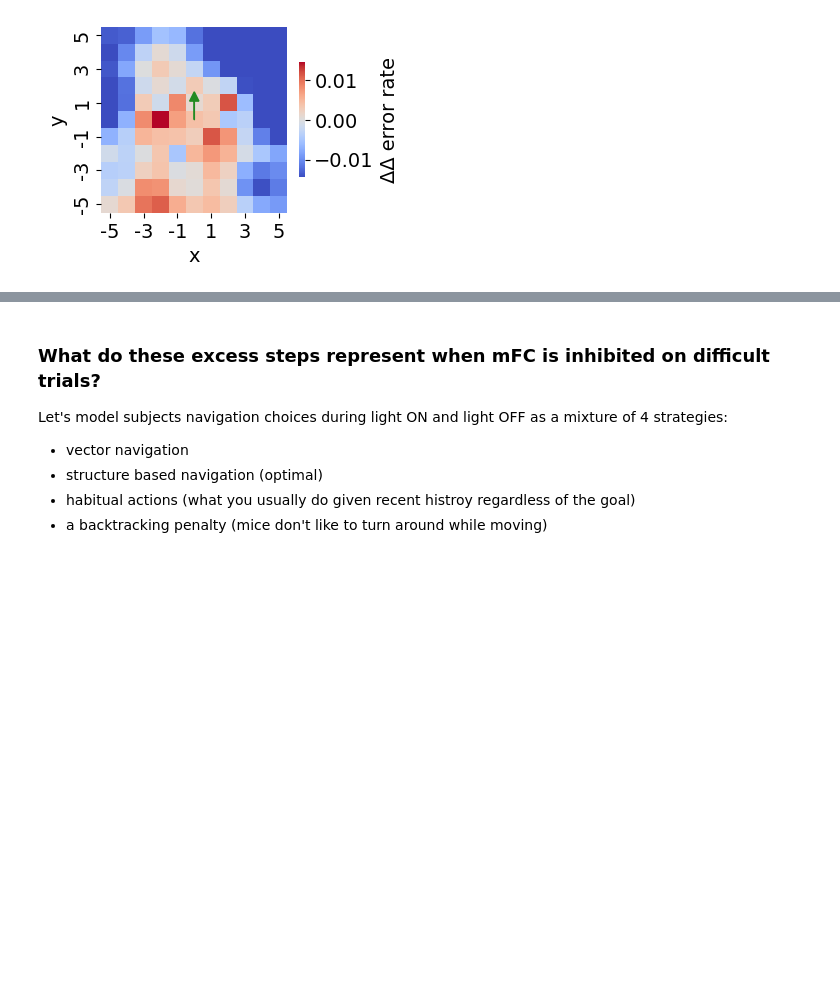
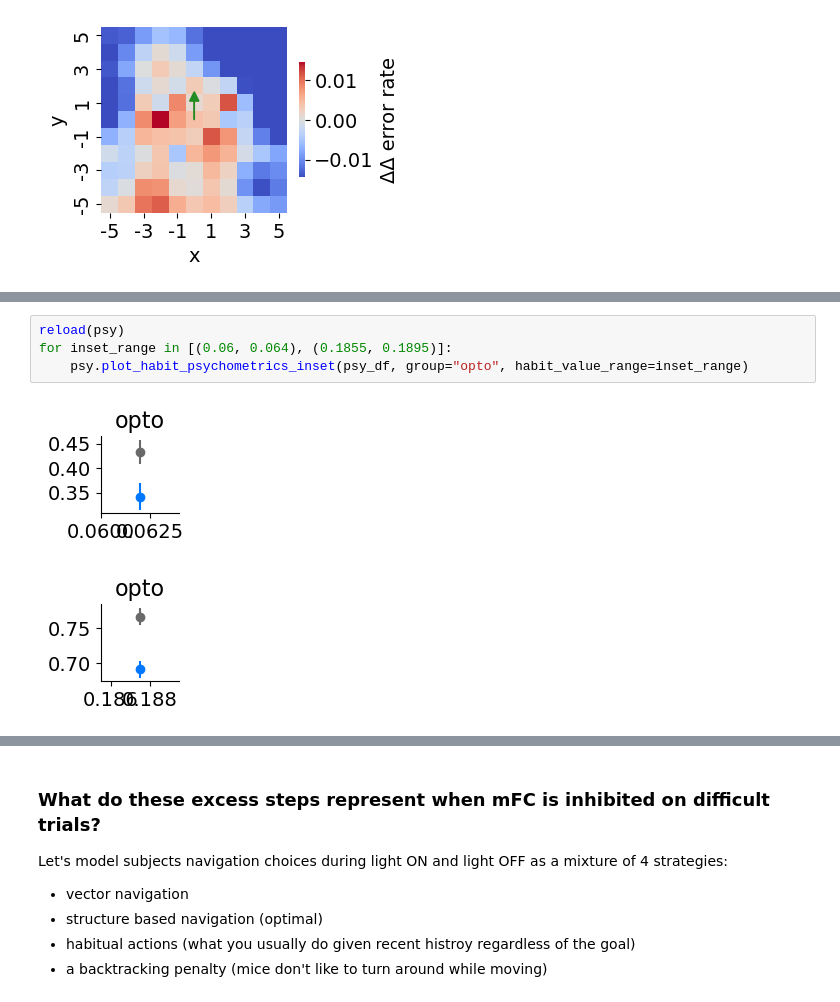
Before and after one commit to peterdoohan/goalNav_mFC-opto3, a Jupyter notebook: code/Notebooks/performance_metrics.ipynb, the cells around one changed output, grey strips where cells are left out. Drawn from its saved outputs; the diff is of its cells as text; blank space fills up the shorter version.

```diff
--- a/code/Notebooks/performance_metrics.ipynb
+++ b/code/Notebooks/performance_metrics.ipynb
@@ -375,0 +413,7 @@ for plt_as, colormap in zip(
+# %%
+reload(psy)
+for inset_range in [(0.06, 0.064), (0.1855, 0.1895)]:
+    psy.plot_habit_psychometrics_inset(psy_df, group="opto", habit_value_range=inset_range)
+# %% [output]
+[figure, added]
+[figure, added]
```
Also changed, not shown: parts of 10 cells of this notebook, 2 other files.
